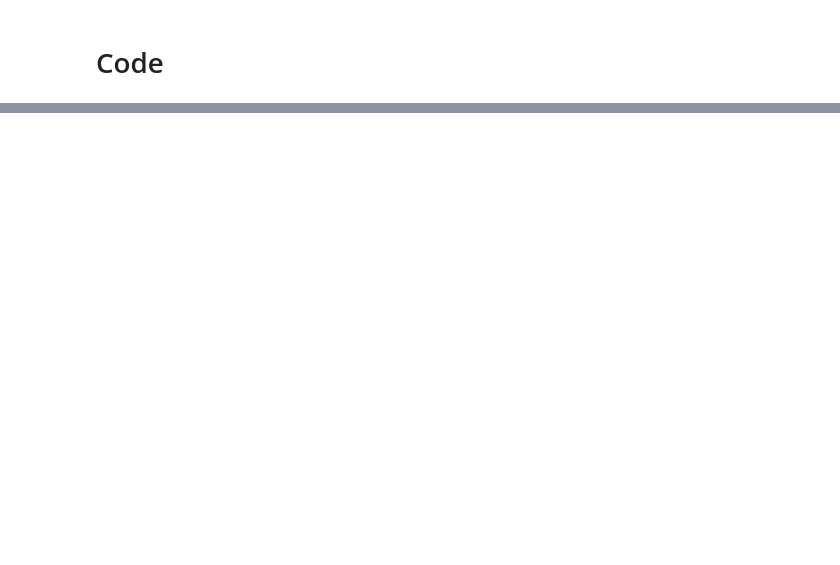
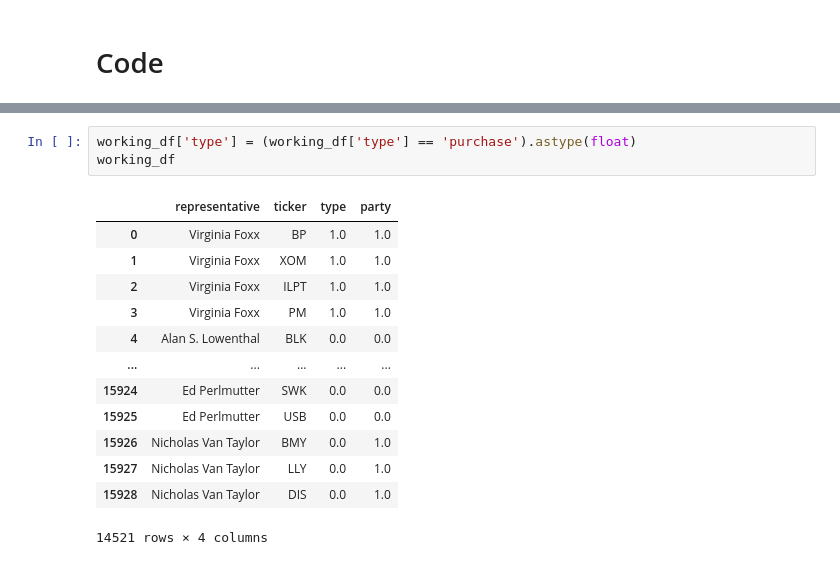
Before and after one commit to Shrsht/Using-Stock-Trades-to-Predict-Party-of-Members-of-the-US-House-of-Representatives, a Jupyter notebook: stocks.ipynb, the cells around one changed output, grey strips where cells are left out. Saved outputs shown, nothing was run; the diff lists cells and outputs as text; blank space fills up the shorter version.

```diff
--- a/stocks.ipynb
+++ b/stocks.ipynb
@@ -822,0 +280,17 @@ We do require a much more in depth research into the party-wide trading habits t
+# %%
+working_df['type'] = (working_df['type'] == 'purchase').astype(float)
+working_df
+# %% [output]
+|  | representative | ticker | type | party |
+| 0 | Virginia Foxx | BP | 1.0 | 1.0 |
+| 1 | Virginia Foxx | XOM | 1.0 | 1.0 |
+| 2 | Virginia Foxx | ILPT | 1.0 | 1.0 |
+| 3 | Virginia Foxx | PM | 1.0 | 1.0 |
+| 4 | Alan S. Lowenthal | BLK | 0.0 | 0.0 |
+| ... | ... | ... | ... | ... |
+| 15924 | Ed Perlmutter | SWK | 0.0 | 0.0 |
+| 15925 | Ed Perlmutter | USB | 0.0 | 0.0 |
+| 15926 | Nicholas Van Taylor | BMY | 0.0 | 1.0 |
+| 15927 | Nicholas Van Taylor | LLY | 0.0 | 1.0 |
+| 15928 | Nicholas Van Taylor | DIS | 0.0 | 1.0 |
+14521 rows × 4 columns
```
Also changed, not shown: parts of 141 cells of this notebook.
